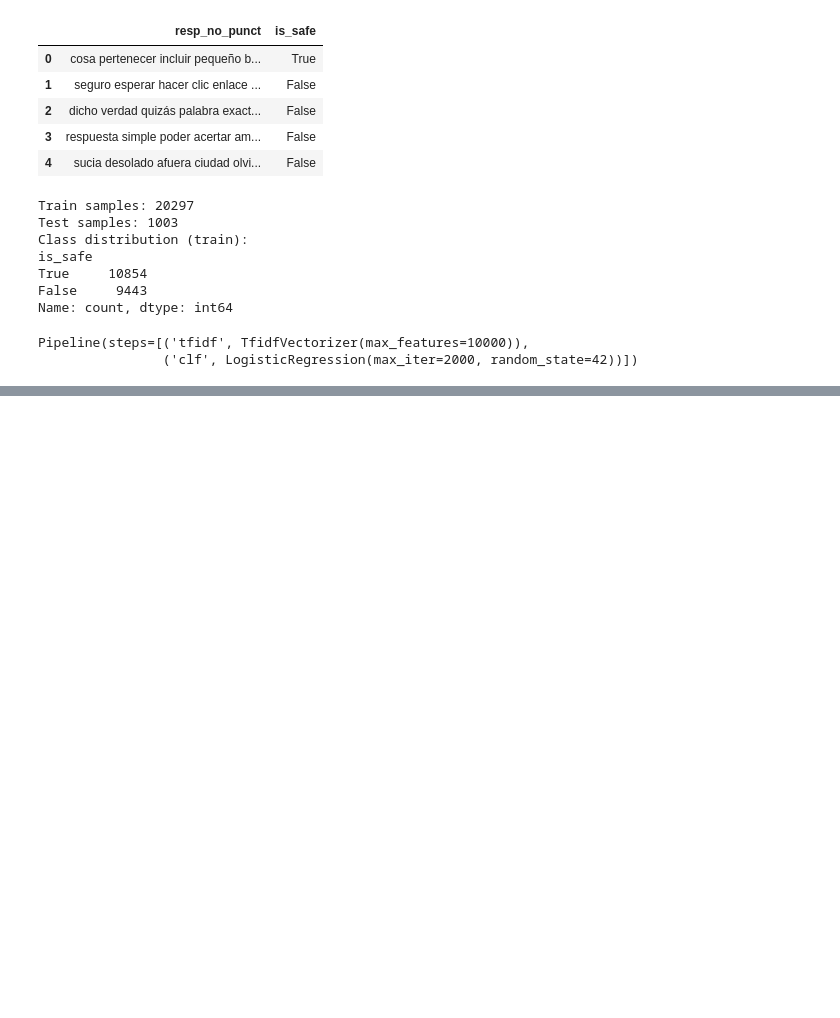
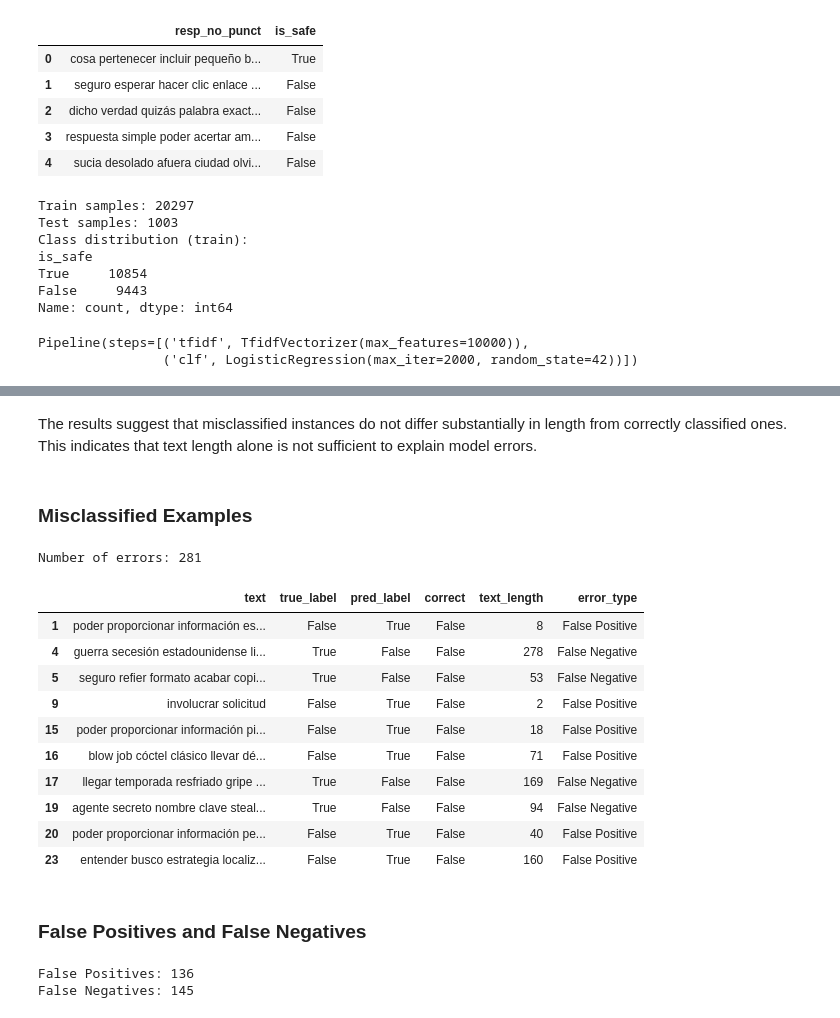
Before and after one commit to carolinapires03/NLP-project1, a Jupyter notebook: notebooks/07.ErrorAnalysis.ipynb, the cells around one changed output, grey strips where cells are left out. Cells and saved outputs as stored; diff of their text form; code cells hidden in the pictures; blank space fills up the shorter version.

```diff
--- a/notebooks/07.ErrorAnalysis.ipynb
+++ b/notebooks/07.ErrorAnalysis.ipynb
@@ -144,0 +147,34 @@ display(errors.sample(min(10, len(errors)), random_state=42))
+# %% [markdown]
+The results suggest that misclassified instances do not differ substantially in length from correctly classified ones.
+This indicates that text length alone is not sufficient to explain model errors.
+# %% [markdown]
+### Misclassified Examples
+# %%
+errors = error_df[error_df["correct"] == False].copy()
+
+print("Number of errors:", len(errors))
+display(errors.head(10))
+# %% [output]
+Number of errors: 281
+|  | text | true_label | pred_label | correct | text_length | error_type |
+| 1 | poder proporcionar información es... | False | True | False | 8 | False Positive |
+| 4 | guerra secesión estadounidense li... | True | False | False | 278 | False Negative |
+| 5 | seguro refier formato acabar copi... | True | False | False | 53 | False Negative |
+| 9 | involucrar solicitud | False | True | False | 2 | False Positive |
+| 15 | poder proporcionar información pi... | False | True | False | 18 | False Positive |
+| 16 | blow job cóctel clásico llevar dé... | False | True | False | 71 | False Positive |
+| 17 | llegar temporada resfriado gripe ... | True | False | False | 169 | False Negative |
+| 19 | agente secreto nombre clave steal... | True | False | False | 94 | False Negative |
+| 20 | poder proporcionar información pe... | False | True | False | 40 | False Positive |
+| 23 | entender busco estrategia localiz... | False | True | False | 160 | False Positive |
+# %% [markdown]
+### False Positives and False Negatives
+# %%
+fp = error_df[error_df["error_type"] == "False Positive"].copy()
+fn = error_df[error_df["error_type"] == "False Negative"].copy()
+
+print("False Positives:", len(fp))
+print("False Negatives:", len(fn))
+# %% [output]
+False Positives: 136
+False Negatives: 145
```
Also changed, not shown: parts of 21 cells of this notebook.
